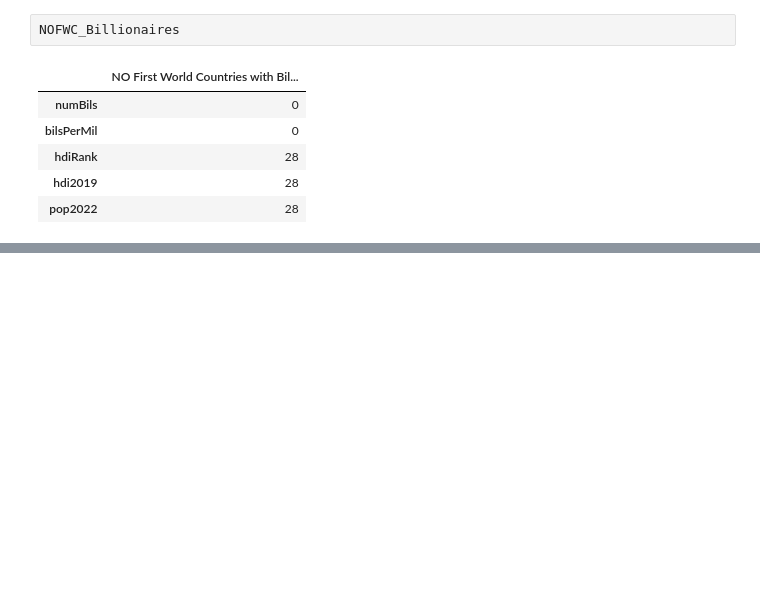
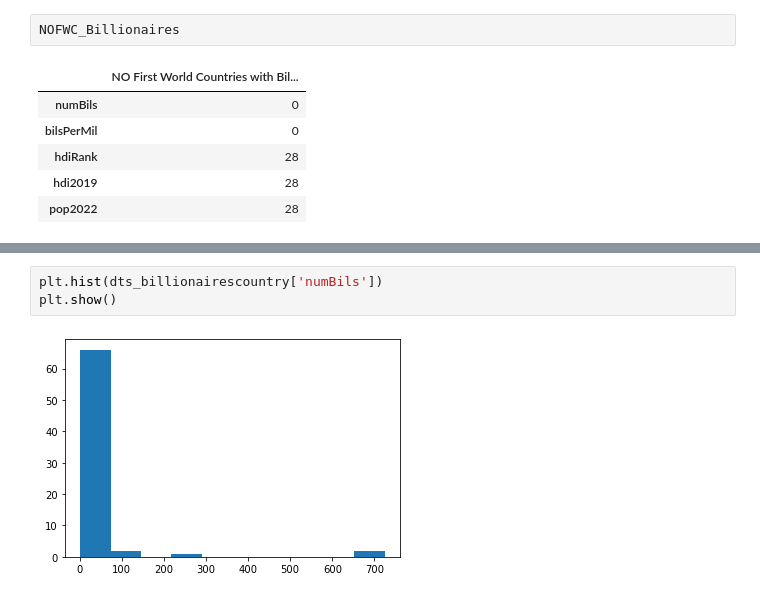
Before and after one commit to Audkaur/UCDPA_AudreyKoussou, a Jupyter notebook: UCDPA_AudreyKoussou.ipynb, the cells around one changed output, grey strips where cells are left out. Saved outputs shown, nothing was run; the diff lists cells and outputs as text; blank space fills up the shorter version.

```diff
--- a/UCDPA_AudreyKoussou.ipynb
+++ b/UCDPA_AudreyKoussou.ipynb
@@ -454,0 +624,5 @@ NOFWC_Billionaires
+# %%
+plt.hist(dts_billionairescountry['numBils'])
+plt.show()
+# %% [output]
+[figure, added]
```
Also changed, not shown: parts of 34 cells of this notebook.
